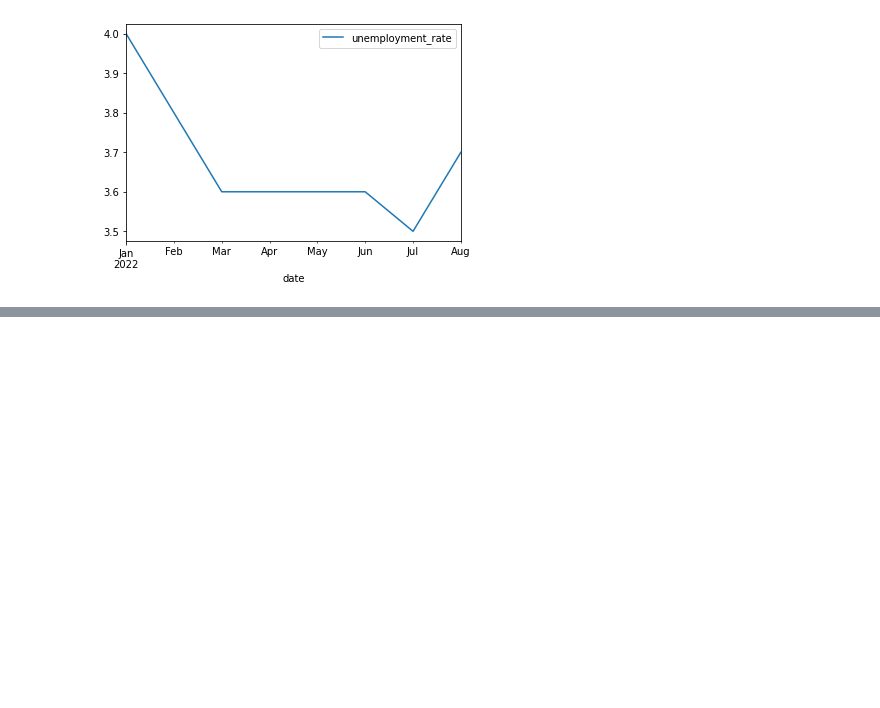
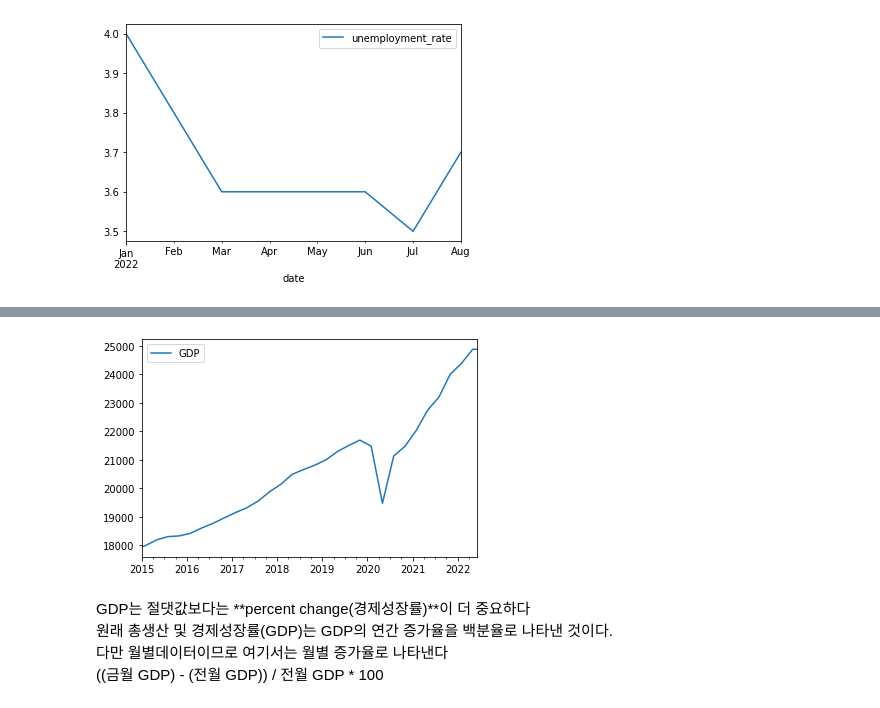
Before and after one commit to nan-park/section2_project, a Jupyter notebook: project_section2.ipynb, the cells around one changed output, grey strips where cells are left out. Drawn from its saved outputs; the diff is of its cells as text; code cells hidden in the pictures; blank space fills up the shorter version.

```diff
--- a/project_section2.ipynb
+++ b/project_section2.ipynb
@@ -328,0 +410,3 @@ unemploy.loc['2022'].plot();
+# %%
+gdp_upsample.drop(0, axis=1, inplace=True)
+gdp_upsample.head()
@@ -328,0 +420,4 @@ unemploy.loc['2022'].plot();
+# %%
+# 분기(3개월) 전체의 데이터를 분기초에 넣어뒀기 때문에, 데이터 1개월씩 뒤로 미루기
+gdp_upsample = gdp_upsample.shift(1)
+gdp_upsample.head()
@@ -328,0 +431,4 @@ unemploy.loc['2022'].plot();
+# %%
+# 결측치를 선형 보간 해주기
+gdp_upsample = gdp_upsample.interpolate(method='linear')  # time이 아닌 이유는, 월마다 30, 31일로 달라서 의도와 달리 동일 간격이 아닐 수 있기 때문
+gdp_upsample.head(10)
@@ -328,0 +447,5 @@ unemploy.loc['2022'].plot();
+# %%
+# 맨앞 데이터는 손으로 선형보간해주자
+temp = gdp_upsample.loc['1947-03-01'] - gdp_upsample.loc['1947-02-01']
+gdp_upsample.loc['1947-01-01'] = gdp_upsample.loc['1947-02-01'] - temp
+gdp_upsample.head()
@@ -328,0 +459,9 @@ unemploy.loc['2022'].plot();
+# %%
+gdp_upsample.loc['2015':'2022'].plot();
+# %% [output]
+[figure, added]
+# %% [markdown]
+GDP는 절댓값보다는 **percent change(경제성장률)**이 더 중요하다<br>
+원래 총생산 및 경제성장률(GDP)는 GDP의 연간 증가율을 백분율로 나타낸 것이다.<br>
+다만 월별데이터이므로 여기서는 월별 증가율로 나타낸다<br>
+((금월 GDP) - (전월 GDP)) / 전월 GDP * 100
```
Also changed, not shown: parts of 33 cells of this notebook.
